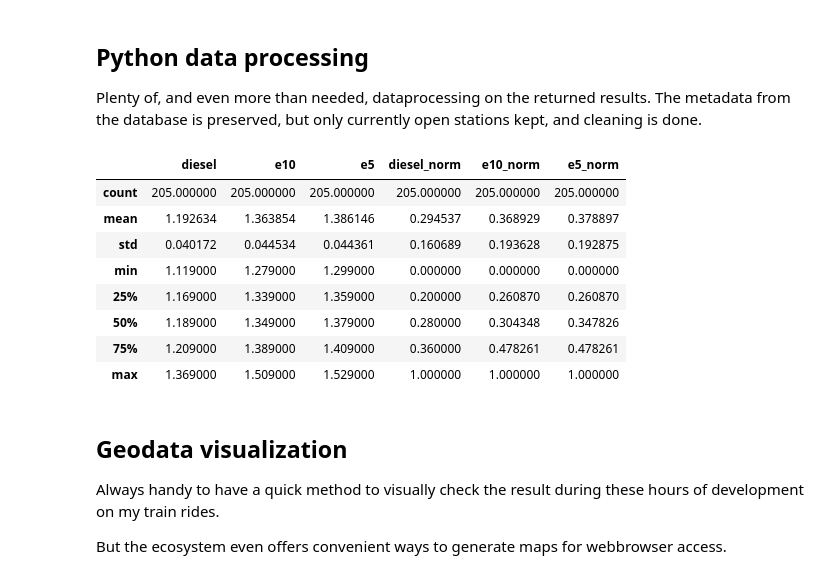
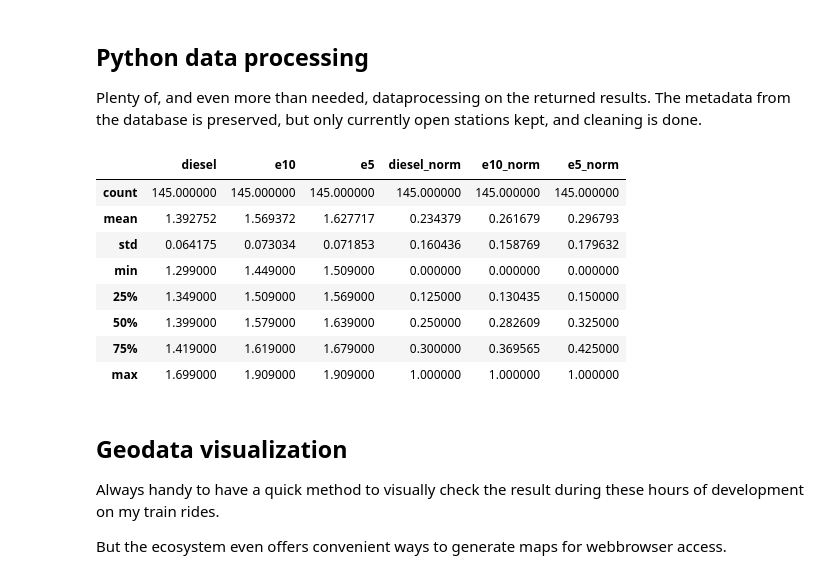
Before and after one commit to cprima/GIS-stuff, a Jupyter notebook: application/physical/notebooks/gasprices_WOB-LDK.ipynb, the cells around one changed output. Drawn from its saved outputs; the diff is of its cells as text; code cells hidden in the pictures.

```diff
--- a/application/physical/notebooks/gasprices_WOB-LDK.ipynb
+++ b/application/physical/notebooks/gasprices_WOB-LDK.ipynb
@@ -98,12 +117,18 @@ for track in gpx_file_parsed.tracks:
 
 #taking only the first track here
 #todo: iterate
-geodataseries_track = gpd.GeoSeries.from_array(
+#geodataseries_track = gpd.GeoSeries.from_array(
+#    LineString(list_gpx_tracks[0]["points"]).simplify(0.001)
+#)
+geodataseries_track = gpd.GeoSeries(
     LineString(list_gpx_tracks[0]["points"]).simplify(0.001)
 )
 geodataseries_track.crs = crs_default
 
-geodataseries_track_buffered = gpd.GeoSeries.from_array(
+#geodataseries_track_buffered = gpd.GeoSeries.from_array(
+#    Polygon(list_gpx_tracks[0]["buffered"]).simplify(0.001)
+#)
+geodataseries_track_buffered = gpd.GeoSeries(
     Polygon(list_gpx_tracks[0]["buffered"]).simplify(0.001)
 )
 geodataseries_track_buffered.crs = crs_default
@@ -132,7 +163,9 @@ The German gas stations are stored locally from a PostgreSQL database dump from
 # %%
 bounds = geodataframe_track_buffered.bounds
 
-querystring = ('SELECT "id", "name", "brand", "post_code", "place", "lat", "lng" from "gas_station" as station '
+conn = sqlite3.connect("tankerkoenig_stations.db")
+
+querystring = ('SELECT "uuid" AS id, "name", "brand", "post_code", "city" AS place, "latitude" AS lat, "longitude" AS lng from "stations-2021-08-26" as station '
               ' WHERE lng >= '+str(math.floor(bounds['minx'].max())*1 )+
               ' AND lng <= '+str(math.ceil(bounds['maxx'].max())*1 )+
               ' AND lat >= '+str(math.floor(bounds['miny'].max())*1 )+
@@ -236,38 +271,39 @@ ready
 
 Plenty of, and even more than needed, dataprocessing on the returned results. The metadata from the database is preserved, but only currently open stations kept, and cleaning is done.
 # %%
-dataframe_stations_in_vincinity = pd.DataFrame(stations_in_vincinity)
-dataframe_stations_in_vincinity = dataframe_stations_in_vincinity.set_index('id')
+df_stations_in_vincinity = pd.DataFrame(stations_in_vincinity)
+df_stations_in_vincinity = df_stations_in_vincinity.set_index('id')
 
-dataframe_stations_valid_responses = pd.DataFrame(valid_responses)
-dataframe_stations_valid_responses = dataframe_stations_valid_responses.T
+df_stations_valid_responses = pd.DataFrame(valid_responses)
+df_stations_valid_responses = df_stations_valid_responses.T
 
-dataframe_analysis = pd.concat([dataframe_stations_in_vincinity, dataframe_stations_valid_responses], axis=1)
-dataframe_analysis[['diesel', 'e5', 'e10']] = dataframe_analysis[['diesel', 'e5', 'e10']].astype(float)
-dataframe_analysis.diesel = dataframe_analysis.diesel.replace({ 0 : np.nan })
-dataframe_analysis.e5 = dataframe_analysis.e5.replace({ 0 : np.nan })
-dataframe_analysis.e10 = dataframe_analysis.e10.replace({ 0 : np.nan })
+# only keep results if the API supplied data
+df_analysis = pd.concat([df_stations_in_vincinity, df_stations_valid_responses], axis=1)
+df_analysis[['diesel', 'e5', 'e10']] = df_analysis[['diesel', 'e5', 'e10']].astype(float)
+df_analysis.diesel = df_analysis.diesel.replace({ 0 : np.nan })
+df_analysis.e5 = df_analysis.e5.replace({ 0 : np.nan })
+df_analysis.e10 = df_analysis.e10.replace({ 0 : np.nan })
 
-dataframe_analysis = dataframe_analysis[dataframe_analysis['diesel'] > 0]
-dataframe_analysis = dataframe_analysis[dataframe_analysis['e10'] > 0]
-dataframe_analysis = dataframe_analysis[dataframe_analysis['e5'] > 0]
+df_analysis = df_analysis[df_analysis['diesel'] > 0]
+df_analysis = df_analysis[df_analysis['e10'] > 0]
+df_anadataframelysis = df_analysis[df_analysis['e5'] > 0]
 
-#dataframe_analysis.describe()
-#dataframe_analysis.columns.values
+#df_analysis.describe()
+#df_analysis.columns.values
 
 # https://stackoverflow.com/a/28577480
 # cols_to_norm = ['diesel','e10', 'e5']
-dataframe_analysis[['diesel_norm','e10_norm', 'e5_norm']] = dataframe_analysis[['diesel','e10', 'e5']].apply(lambda x: (x - x.min()) / (x.max() - x.min()))
+df_analysis[['diesel_norm','e10_norm', 'e5_norm']] = df_analysis[['diesel','e10', 'e5']].apply(lambda x: (x - x.min()) / (x.max() - x.min()))
 
-dataframe_analysis[['diesel', 'e10', 'e5', 'diesel_norm', 'e10_norm', 'e5_norm']].describe()
+df_analysis[['diesel', 'e10', 'e5', 'diesel_norm', 'e10_norm', 'e5_norm']].describe()
 # %% [output]
 |  | diesel | e10 | e5 | diesel_norm | e10_norm | e5_norm |
-| count | 205.000000 | 205.000000 | 205.000000 | 205.000000 | 205.000000 | 205.000000 |
-| mean | 1.192634 | 1.363854 | 1.386146 | 0.294537 | 0.368929 | 0.378897 |
-| std | 0.040172 | 0.044534 | 0.044361 | 0.160689 | 0.193628 | 0.192875 |
-| min | 1.119000 | 1.279000 | 1.299000 | 0.000000 | 0.000000 | 0.000000 |
-| 25% | 1.169000 | 1.339000 | 1.359000 | 0.200000 | 0.260870 | 0.260870 |
-| 50% | 1.189000 | 1.349000 | 1.379000 | 0.280000 | 0.304348 | 0.347826 |
-| 75% | 1.209000 | 1.389000 | 1.409000 | 0.360000 | 0.478261 | 0.478261 |
-| max | 1.369000 | 1.509000 | 1.529000 | 1.000000 | 1.000000 | 1.000000 |
+| count | 145.000000 | 145.000000 | 145.000000 | 145.000000 | 145.000000 | 145.000000 |
+| mean | 1.392752 | 1.569372 | 1.627717 | 0.234379 | 0.261679 | 0.296793 |
+| std | 0.064175 | 0.073034 | 0.071853 | 0.160436 | 0.158769 | 0.179632 |
+| min | 1.299000 | 1.449000 | 1.509000 | 0.000000 | 0.000000 | 0.000000 |
+| 25% | 1.349000 | 1.509000 | 1.569000 | 0.125000 | 0.130435 | 0.150000 |
+| 50% | 1.399000 | 1.579000 | 1.639000 | 0.250000 | 0.282609 | 0.325000 |
+| 75% | 1.419000 | 1.619000 | 1.679000 | 0.300000 | 0.369565 | 0.425000 |
+| max | 1.699000 | 1.909000 | 1.909000 | 1.000000 | 1.000000 | 1.000000 |
 # %%
```
Also changed, not shown: parts of 11 cells of this notebook.
